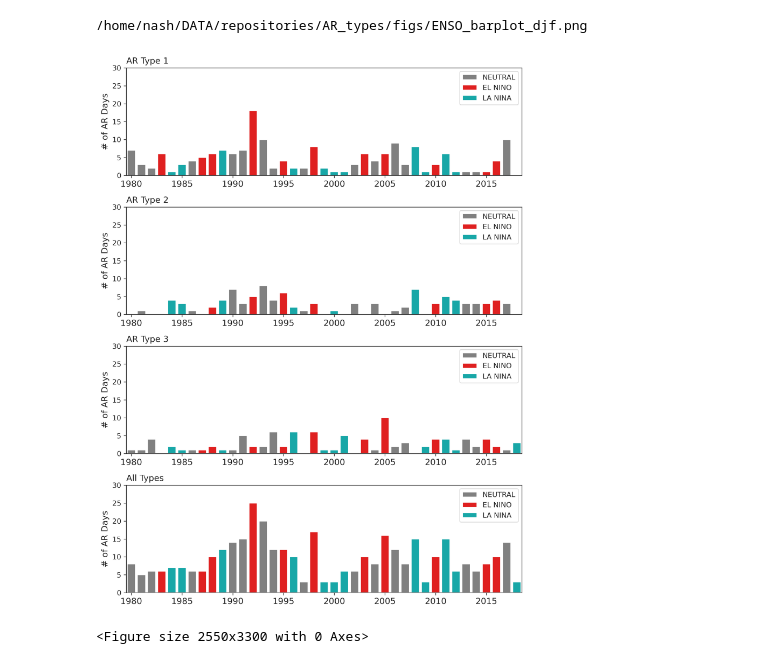
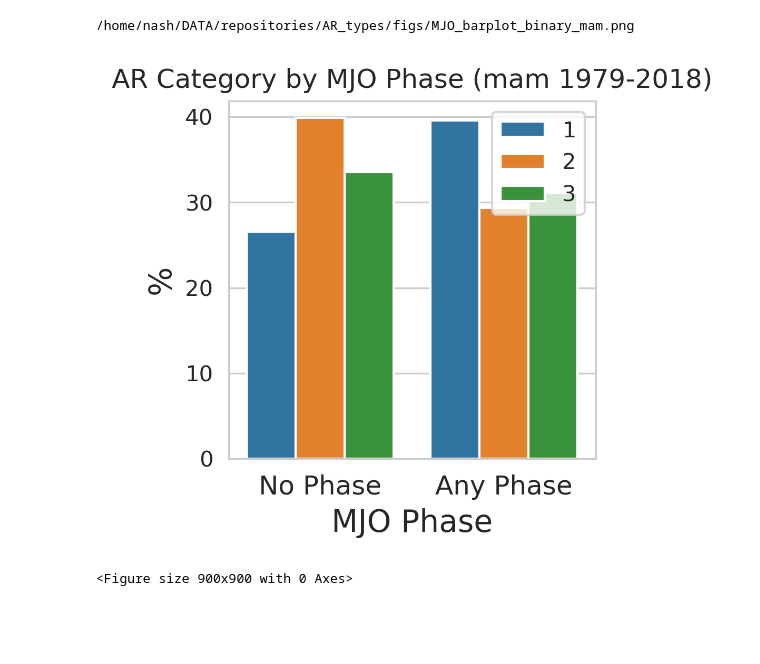
Before and after one commit to dlnash/AR_types, a Jupyter notebook: analysis/MJO_barplot_zscore.ipynb, the cells around one changed output. Saved outputs shown, nothing was run; the diff lists cells and outputs as text; code cells hidden in the pictures; blank space fills up the shorter version.

```diff
--- a/analysis/MJO_barplot_zscore.ipynb
+++ b/analysis/MJO_barplot_zscore.ipynb
@@ -135,6 +108,12 @@ df2
 ## join MJO df and ar df
 new_df = df2.join(df)
 new_df
+new_df.PHA.min()
+new_df
+# select only AR DAYS
+idx = (new_df['AR_CAT'] > 0)
+new_df = new_df.loc[idx]
+new_df
 # %% [output]
 |  | AR_CAT | AR_CAT1 | AR_CAT2 | AR_CAT3 | DAY | MON | YEAR | AMPLITUDE | PC1 | PC2 | PHA | ... |
 | date |  |  |  |  |  |  |  |  |  |  |  | ... |
@@ -158,18 +137,18 @@ lst3 = []
 lst4 = []
 lst5 = []
 
-for i in range(8):
+for i in range(9):
     # count total number of days in each phase
-    idx = (new_df['PHA'] == i+1)
+    idx = (new_df['PHA'] == i)
     p_len = len(new_df.loc[idx])
 
     # loop through AR Cat
     for j in range(3):
         # count number of each ARCAT that are also MJO phase
-        idx = (new_df['PHA'] == i+1) & (new_df['AR_CAT'] == j+1)
+        idx = (new_df['PHA'] == i) & (new_df['AR_CAT'] == j+1)
         arcat_mjo = len(new_df.loc[idx])
 
-        lst1.append(i+1)
+        lst1.append(i)
         lst2.append(j+1)
         lst3.append(p_len)
         lst4.append(arcat_mjo)
@@ -199,5 +178,5 @@ dfObj
 # %%
-fname = path_to_figs + 'MJO_barplot_djf'
+fname = path_to_figs + 'MJO_barplot_' + ssn
 fmt = 'png'
 fig = plt.figure()
 fig.set_size_inches((12.0,3.0))
@@ -205,7 +184,7 @@ fig.dpi = 300
 nplots=1
 
 flatui = ["gold","lightcoral", "rebeccapurple"]
-columns= np.arange(1, 9, 1)
+columns= np.arange(0, 9, 1)
 
 sns.set_style("whitegrid")
 # sns.set_context("paper")
@@ -215,7 +194,7 @@ for i in np.arange(nplots):
     ax = fig.add_subplot(1, 1, i+1)
     sns.barplot(x='PHA', y='percFREQ', hue='ARCAT', data=dfObj)
     ax.set_ylabel('%', fontsize=14)
-    ax.set_title('AR Category by MJO Phase (DJF 1979-2018)', fontsize=12)
+    ax.set_title('AR Category by MJO Phase ({0} 1979-2018)'.format(ssn), fontsize=12)
     ax.set_xlabel('MJO Phase', fontsize=14)
     ax.set_xticklabels(columns, fontsize=12)
     ax.legend(loc='upper right')
@@ -234,46 +257,38 @@ display(Image(plotFile))
 # %%
-fname = path_to_figs + 'ENSO_barplot_djf'
+fname = path_to_figs + 'MJO_barplot_binary_' + ssn
 fmt = 'png'
 fig = plt.figure()
-fig.set_size_inches((8.5,11.0))
+fig.set_size_inches((3.0,3.0))
 fig.dpi = 300
-nplots=4
+nplots=1
 
-df = new_df
-artype = ['AR_CAT1', 'AR_CAT2', 'AR_CAT3', 'total']
-ssn_label = ['AR Type 1', 'AR Type 2', 'AR Type 3', 'All Types']
-flatui = ['grey', 'red', 'c']
+flatui = ["gold","lightcoral", "rebeccapurple"]
+columns= ['No Phase', 'Any Phase']
+
+sns.set_style("whitegrid")
+# sns.set_context("paper")
+sns.despine()
 
 for i in np.arange(nplots):
-    ax = fig.add_subplot(4, 1, i+1)
-    data = new_df
-    sns.barplot(x=data.index.year, y=df[artype[i]], hue='COND',
-                data=data, palette=flatui, dodge=False)
-    sns.set_style("ticks")
-    ax.set_ylabel('# of AR Days', fontsize=12)
-    ax.set_xlabel('')
+    ax = fig.add_subplot(1, 1, i+1)
+    sns.barplot(x='PHA', y='percFREQ', hue='ARCAT', data=dfObj2)
+    ax.set_ylabel('%', fontsize=14)
+    ax.set_title('AR Category by MJO Phase ({0} 1979-2018)'.format(ssn), fontsize=12)
+    ax.set_xlabel('MJO Phase', fontsize=14)
+    ax.set_xticklabels(columns, fontsize=12)
+    ax.legend(loc='upper right')
 
-    # Format the x axis
-    ax.xaxis.set_major_locator(mticker.MultipleLocator(5))
-#     ax.xaxis.set_major_formatter(DateFormatter('%Y'))
-    ax.set_xticklabels(np.arange(1975, 2020, 5), fontsize=12)
-    ax.legend(loc='upper center')
-    plt.gca().legend().set_title('')
-    plt.ylim(0, 30)
-    ax.set_title(ssn_label[i], loc='left')
-
-plt.tight_layout()
 # Save the figure
 fig.savefig('%s.%s' % (fname, fmt), bbox_inches='tight', dpi=fig.dpi)
 fig.clf()
 
 plotFile = fname + '.png'
 print(plotFile)
 display(Image(plotFile))
 # %% [output]
-/home/nash/DATA/repositories/AR_types/figs/ENSO_barplot_djf.png
+/home/nash/DATA/repositories/AR_types/figs/MJO_barplot_binary_mam.png
-[figure, old version]
+[figure, new version]
-<Figure size 2550x3300 with 0 Axes>
+<Figure size 900x900 with 0 Axes>
 # %%
 def _zstat_generic(value1, value2, std_diff, alternative, diff=0):
     '''generic (normal) z-test to save typing
```
Also changed, not shown: parts of 14 cells of this notebook, 25 other files.
